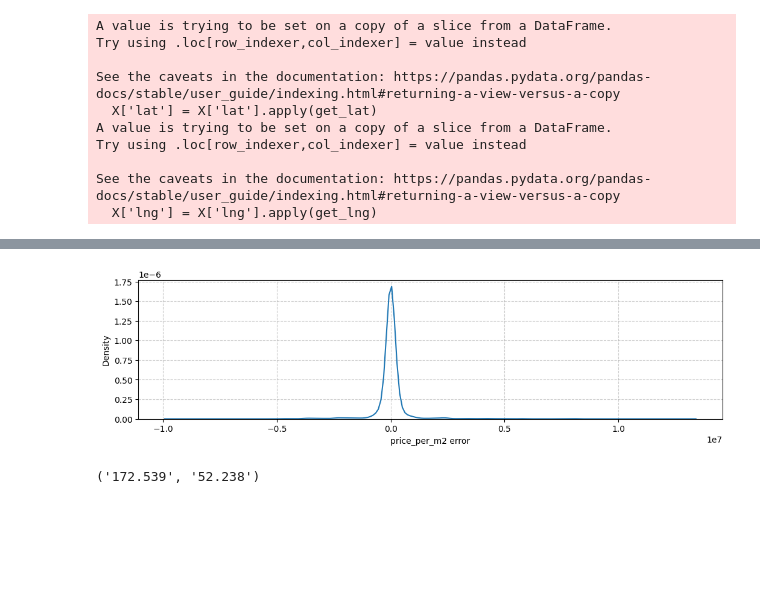
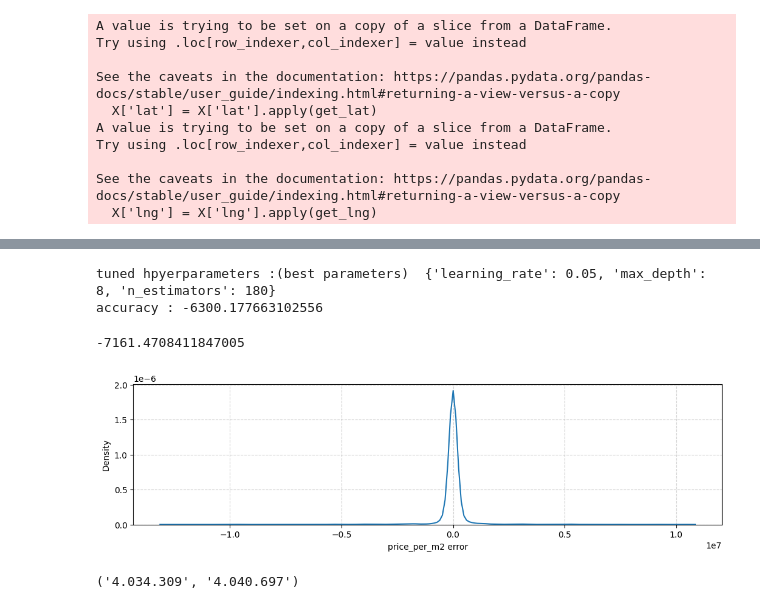
Before and after one commit to rafidamr/house-scorer, a Jupyter notebook: trainer/xgboost.ipynb, the cells around one changed output, grey strips where cells are left out. Cells and saved outputs as stored; diff of their text form; code cells hidden in the pictures; blank space fills up the shorter version.

Commit message:
Refactor xgboost trainer

```diff
--- a/trainer/xgboost.ipynb
+++ b/trainer/xgboost.ipynb
@@ -52,12 +52,0 @@ X_val_scaled = poly.transform(X_val_scaled)
-# %%
-from xgboost import XGBRegressor
-
-# Initialize the model with appropriate hyperparameters
-model = XGBRegressor(
-    n_estimators=200,  # Number of boosting rounds (trees)
-    max_depth=6,       # Maximum depth of each tree
-    learning_rate=0.1, # Learning rate (step size for updates)
-    objective='reg:squarederror'  # Specify the loss function (MSE)
-)
-
-model.fit(X_train_scaled, Y_train_scaled)
@@ -78,0 +53,27 @@ val_stats = Y_pred - Y_val
+# %%
+from xgboost import XGBRegressor
+from sklearn.model_selection import GridSearchCV
+
+# Initialize the model with appropriate hyperparameters
+model = XGBRegressor(
+    objective='reg:squarederror',  # Specify the loss function (MSE)
+    device="cuda",
+    seed=42,
+)
+
+parameters = {
+    'max_depth': range(2, 10, 1),           # Maximum depth of each tree
+    'n_estimators': range(60, 220, 40),     # Number of boosting rounds (trees)
+    'learning_rate': [0.1, 0.01, 0.05]      # Learning rate (step size for updates)
+}
+
+model_cv = GridSearchCV(
+    estimator=model,
+    param_grid=parameters,
+    scoring='neg_mean_squared_error',
+    n_jobs=-1,
+    cv=10,
+    verbose=3
+)
+
+model_cv.fit(X_train_scaled, Y_train_scaled)
@@ -79,18 +133,32 @@ val_stats = Y_pred - Y_val
+# %%
+print("tuned hpyerparameters :(best parameters) ",model_cv.best_params_)
+print("accuracy :",model_cv.best_score_)
+# %% [output]
+tuned hpyerparameters :(best parameters)  {'learning_rate': 0.05, 'max_depth': 8, 'n_estimators': 180}
+accuracy : -6300.177663102556
+# %%
+model_cv.score(X_test_scaled, Y_test_scaled)
+# %% [output]
+-7161.4708411847005
+# %%
+model_cv.device = "cpu"
+Y_pred = model_cv.predict(X_test_scaled) * 1e4
+val_error = Y_pred - Y_test
 # %%
 import seaborn as sns
 import matplotlib.pyplot as plt
 
 _, ax = plt.subplots(1,1, figsize=(12.5,3))
-sns.kdeplot(ax=ax, data=val_stats.reset_index(drop=True).sort_values())
+sns.kdeplot(ax=ax, data=val_error.reset_index(drop=True).sort_values())
 
 plt.xlabel("price_per_m2 error")
 plt.ylabel("Density")
 plt.grid(True, alpha=0.6, linestyle="--")
 plt.show()
 # %% [output]
-[figure, old version]
+[figure, new version]
 # %%
-Y_pred = model.predict(X_val_scaled[1398].reshape(1,10)) * 1e4
-"{:,}".format(int(Y_pred[0])).replace(",", "."), "{:,}".format(int(Y_val[1398])).replace(",", ".")
+Y_pred = model_cv.predict(X_test_scaled[300].reshape(1,15)) * 1e4
+"{:,}".format(int(Y_pred[0])).replace(",", "."), "{:,}".format(int(Y_test[300])).replace(",", ".")
 # %% [output]
-('172.539', '52.238')
+('4.034.309', '4.040.697')
```
Also changed, not shown: parts of 8 cells of this notebook.
